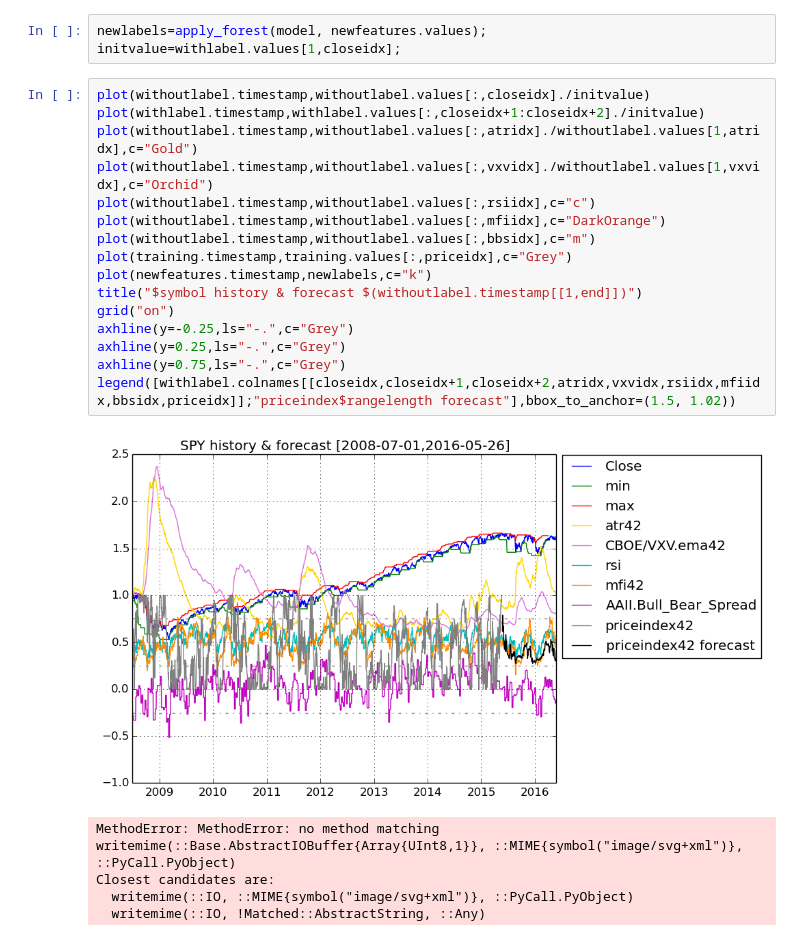
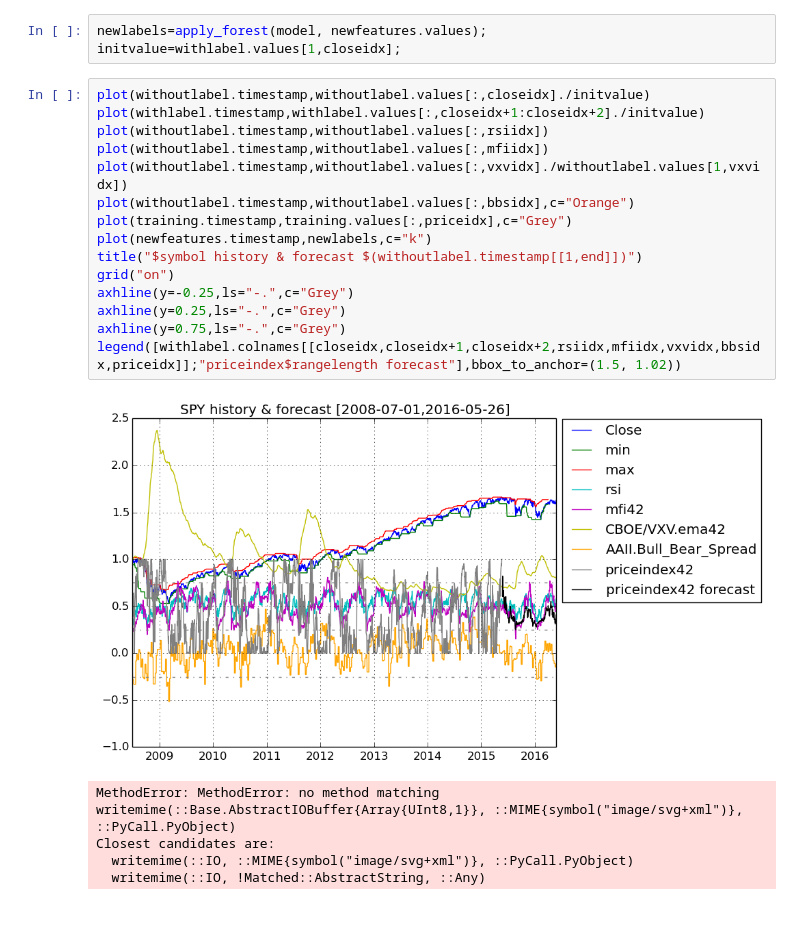
Before and after one commit to littlepanic72/FinancialData, a Jupyter notebook: financialdata.ipynb, the cells around one changed output. Cells and saved outputs as stored; diff of their text form.

```diff
--- a/financialdata.ipynb
+++ b/financialdata.ipynb
@@ -601,21 +598,20 @@ initvalue=withlabel.values[1,closeidx];
 # %%
 plot(withoutlabel.timestamp,withoutlabel.values[:,closeidx]./initvalue)
 plot(withlabel.timestamp,withlabel.values[:,closeidx+1:closeidx+2]./initvalue)
-plot(withoutlabel.timestamp,withoutlabel.values[:,atridx]./withoutlabel.values[1,atridx],c="Gold")
-plot(withoutlabel.timestamp,withoutlabel.values[:,vxvidx]./withoutlabel.values[1,vxvidx],c="Orchid")
-plot(withoutlabel.timestamp,withoutlabel.values[:,rsiidx],c="c")
-plot(withoutlabel.timestamp,withoutlabel.values[:,mfiidx],c="DarkOrange")
-plot(withoutlabel.timestamp,withoutlabel.values[:,bbsidx],c="m")
+plot(withoutlabel.timestamp,withoutlabel.values[:,rsiidx])
+plot(withoutlabel.timestamp,withoutlabel.values[:,mfiidx])
+plot(withoutlabel.timestamp,withoutlabel.values[:,vxvidx]./withoutlabel.values[1,vxvidx])
+plot(withoutlabel.timestamp,withoutlabel.values[:,bbsidx],c="Orange")
 plot(training.timestamp,training.values[:,priceidx],c="Grey")
 plot(newfeatures.timestamp,newlabels,c="k")
 title("$symbol history & forecast $(withoutlabel.timestamp[[1,end]])")
 grid("on")
 axhline(y=-0.25,ls="-.",c="Grey")
 axhline(y=0.25,ls="-.",c="Grey")
 axhline(y=0.75,ls="-.",c="Grey")
-legend([withlabel.colnames[[closeidx,closeidx+1,closeidx+2,atridx,vxvidx,rsiidx,mfiidx,bbsidx,priceidx]];"priceindex$rangelength forecast"],bbox_to_anchor=(1.5, 1.02))
+legend([withlabel.colnames[[closeidx,closeidx+1,closeidx+2,rsiidx,mfiidx,vxvidx,bbsidx,priceidx]];"priceindex$rangelength forecast"],bbox_to_anchor=(1.5, 1.02))
 # %% [output]
-[figure, old version]
+[figure, new version]
 MethodError: MethodError: no method matching writemime(::Base.AbstractIOBuffer{Array{UInt8,1}}, ::MIME{symbol("image/svg+xml")}, ::PyCall.PyObject)
 Closest candidates are:
   writemime(::IO, ::MIME{symbol("image/svg+xml")}, ::PyCall.PyObject)
```
Also changed, not shown: parts of 24 cells of this notebook, 3 other files.
